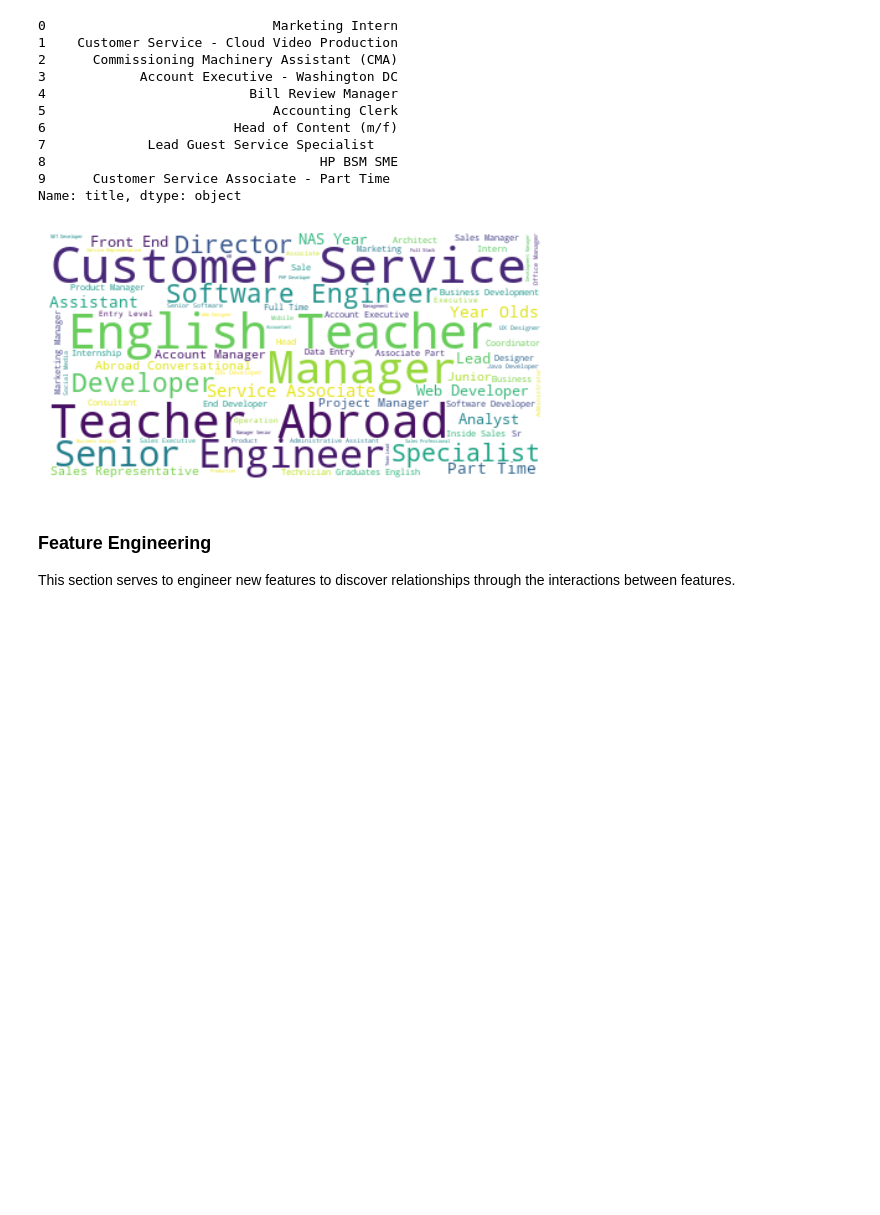
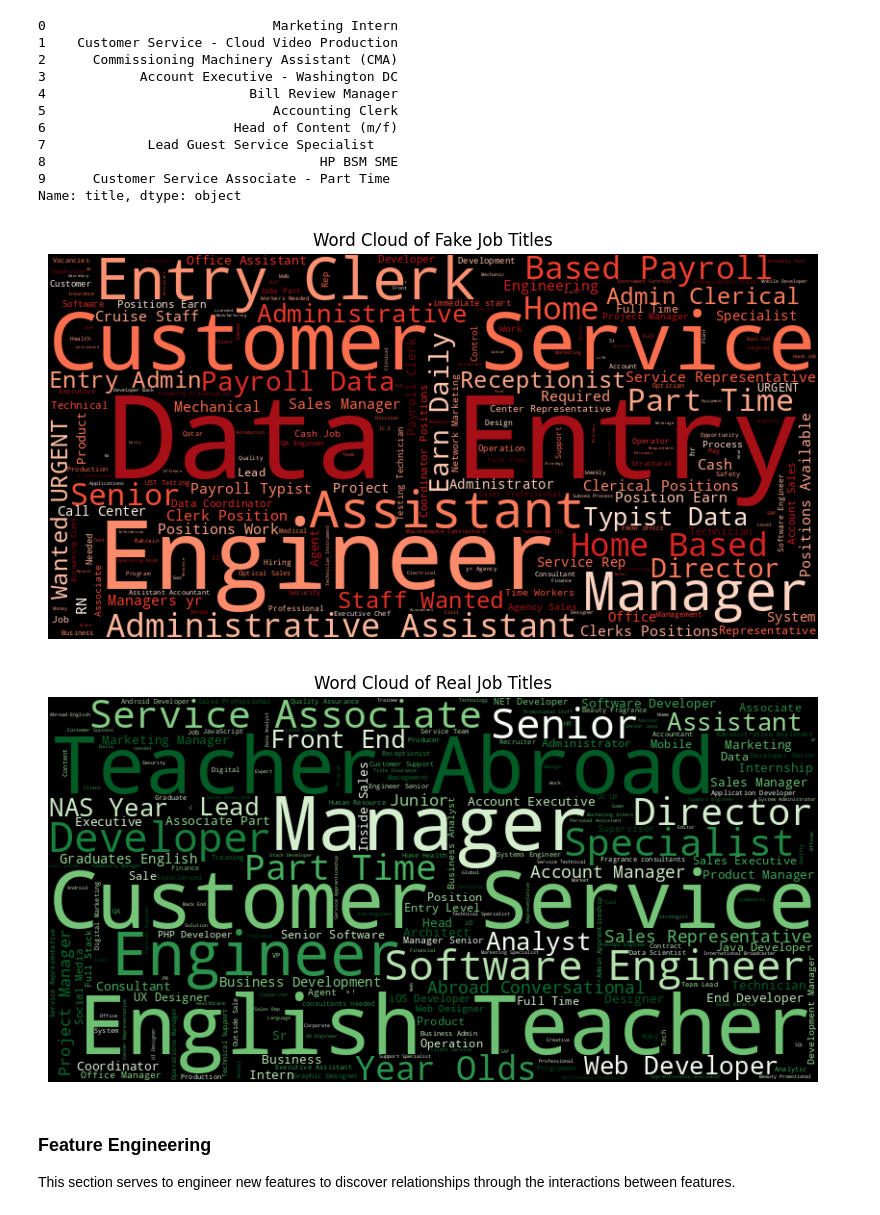
Before and after one commit to Bearson678/fake-job-posting_DL_Project, a Jupyter notebook: EDA.ipynb, the cells around one changed output. Cells and saved outputs as stored; diff of their text form; code cells hidden in the pictures; blank space fills up the shorter version.

```diff
--- a/EDA.ipynb
+++ b/EDA.ipynb
@@ -237,0 +498,9 @@ majority of all jobs are not fradulent
+# %%
+# Check if BOTH State and City are missing
+df['vague_location'] = (df['state'].isna()) & (df['city'].isna())
+df['vague_location'] = df['vague_location'].astype(int)
+
+# Check the Fraud Rate
+vague_rate = df.groupby('vague_location')['fraudulent'].mean()
+print("Fraud Rate: Vague (1) vs Specific (0) Locations:")
+print(vague_rate)
@@ -254,10 +552,30 @@ Name: title, dtype: object
+# %%
+fake_job_titles = df[df['fraudulent'] == 1]['title']
+real_job_titles = df[df['fraudulent'] == 0]['title']
+
+fake_job_profile = df[df['fraudulent'] == 1]['company_profile']
+real_job_profile = df[df['fraudulent'] == 0]['company_profile']
+
+fake_job_description = df[df['fraudulent'] == 1]['description']
+real_job_description = df[df['fraudulent'] == 0]['description']
+
+fake_job_requirements = df[df['fraudulent'] == 1]['requirements']
+real_job_requirements = df[df['fraudulent'] == 0]['requirements']
+
+fake_job_benefits = df[df['fraudulent'] == 1]['benefits']
+real_job_benefits = df[df['fraudulent'] == 0]['benefits']
 # %%
-df['title'].head()
-text = " ".join(title for title in df.title)
-wordcloud = WordCloud(max_font_size=50, max_words=100, background_color="white").generate(text)
-plt.figure()
-plt.imshow(wordcloud, interpolation="bilinear")
-plt.axis("off")
-plt.show()
+plot_wordcloud(fake_job_titles, 'Word Cloud of Fake Job Titles',"Reds")
+
+plot_wordcloud(real_job_titles, 'Word Cloud of Real Job Titles',"Greens")
+
+# df['title'].head()
+# text = " ".join(title for title in df.title)
+# wordcloud = WordCloud(max_font_size=50, max_words=100, background_color="white").generate(text)
+# plt.figure()
+# plt.imshow(wordcloud, interpolation="bilinear")
+# plt.axis("off")
+# plt.show()
 # %% [output]
-[figure, old version]
+[figure, new version]
+[figure, added]
```
Also changed, not shown: parts of 48 cells of this notebook.
